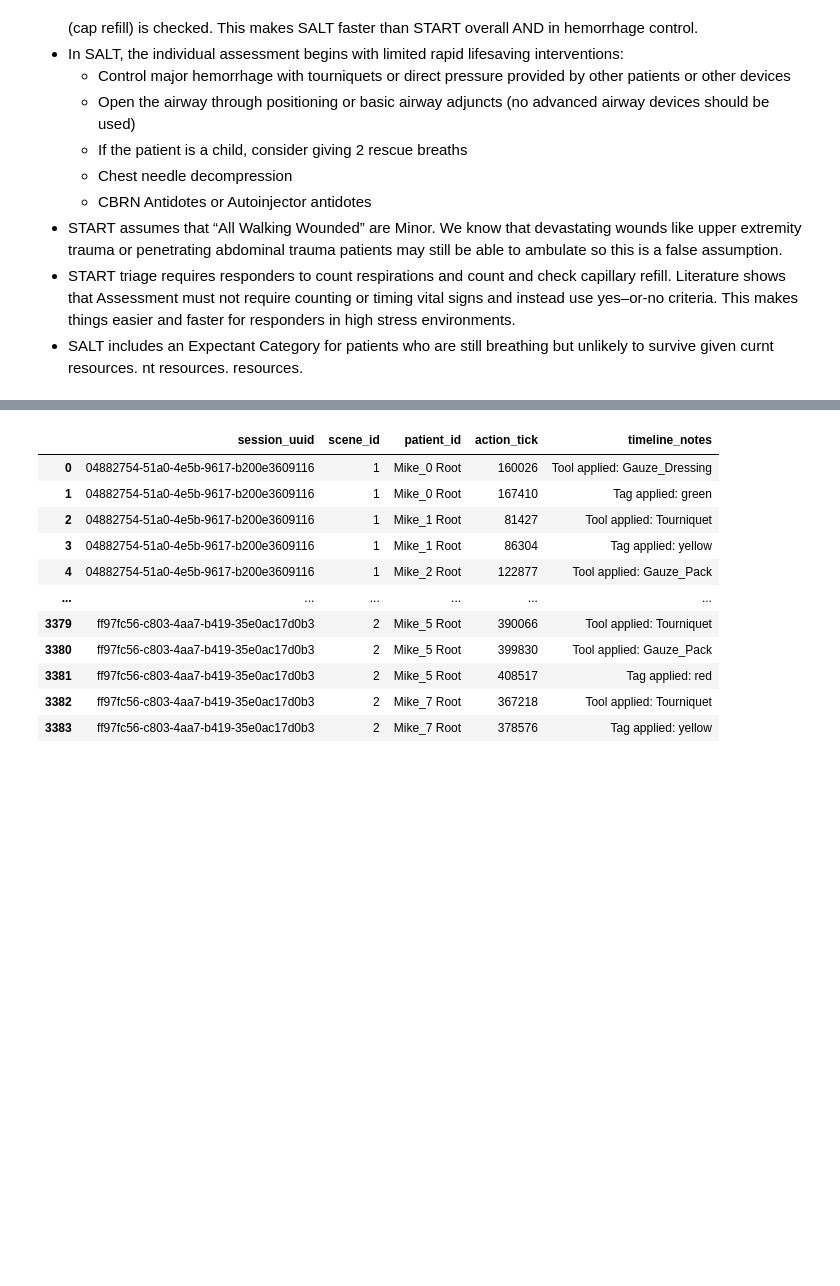
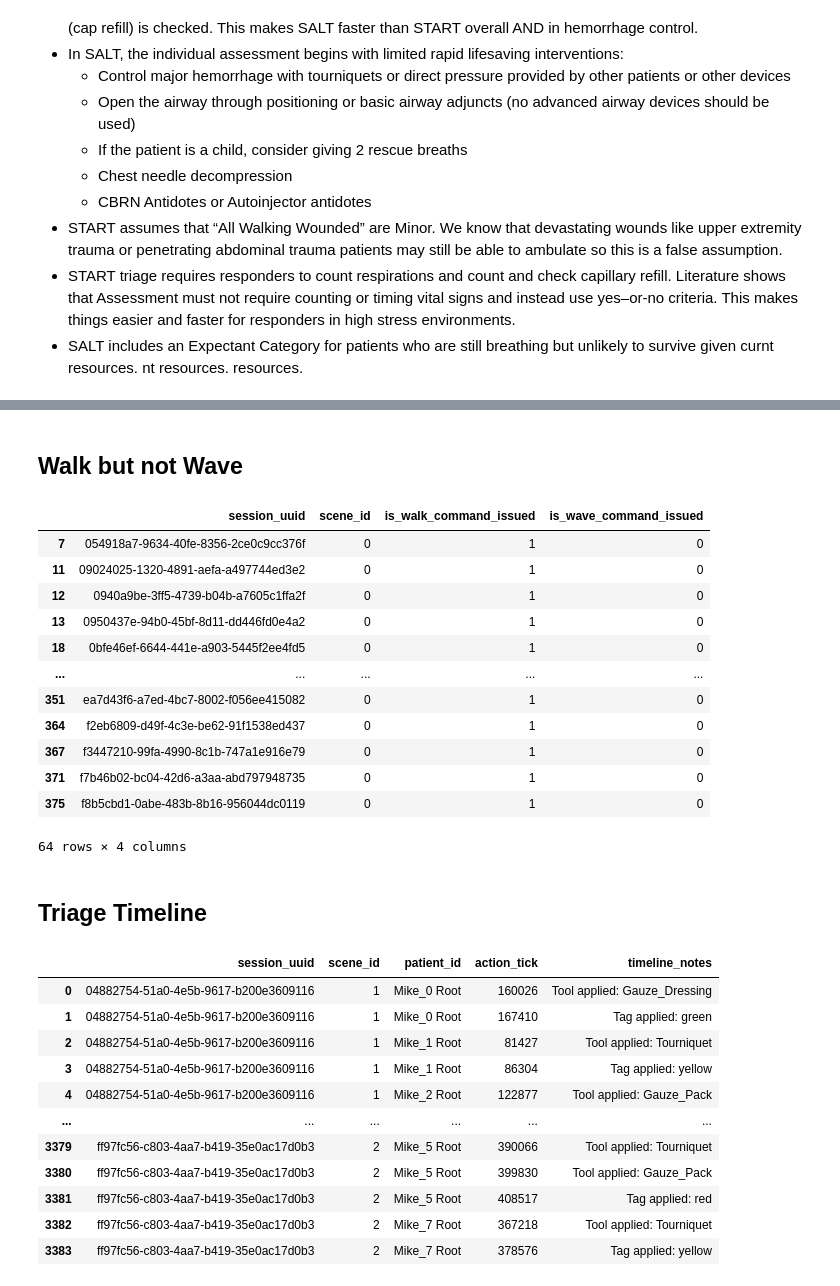
Before and after one commit to dbabbitt/itm-analysis-reporting-1, a Jupyter notebook: explorations/Analyze START Triage vs SALT Triage.ipynb, the cells around one changed output, grey strips where cells are left out. Drawn from its saved outputs; the diff is of its cells as text; code cells hidden in the pictures; blank space fills up the shorter version.

Commit message:
Analyzed "Walk but not Wave" as indicative of START but not SALT training

```diff
--- a/explorations/Analyze START Triage vs SALT Triage.ipynb
+++ b/explorations/Analyze START Triage vs SALT Triage.ipynb
@@ -18,3 +8,21 @@ nu = NotebookUtilities(data_folder_path=osp.abspath('../data'))
+# %%
+
+from os import path as osp
+from pandas import DataFrame
+from frvrs_utils import FRVRSUtilities
+from notebook_utils import NotebookUtilities
+import matplotlib.pyplot as plt
+import random
+%matplotlib inline
+
+nu = NotebookUtilities(
+    data_folder_path=osp.abspath('../data'),
+    saves_folder_path=osp.abspath('../saves')
+)
+fu = FRVRSUtilities(
+    data_folder_path=osp.abspath('../data'),
+    saves_folder_path=osp.abspath('../saves')
+)
 # %% [markdown]
 
 # START Triage vs SALT Triage
@@ -40,6 +48,6 @@ resources.
 if nu.pickle_exists('frvrs_logs_df'):
     frvrs_logs_df = nu.load_object('frvrs_logs_df')
     print(frvrs_logs_df.shape)
-    df = frvrs_logs_df.sample(4).dropna(axis='columns', how='all')
-    display(df.T)
+    # df = frvrs_logs_df.sample(4).dropna(axis='columns', how='all')
+    # display(df.T)
 # %% [output]
@@ -62 +55,40 @@ if nu.pickle_exists('frvrs_logs_df'):
+# %% [markdown]
+
+## Walk but not Wave
+# %%
+
+# Assume issuing "walk" command but not "wave" command indicates lack of SALT training or more instinctive START training
+base_mask_series = (frvrs_logs_df.scene_type == 'Triage') & (frvrs_logs_df.is_scene_aborted == False) & (frvrs_logs_df.is_a_one_triage_file == True)
+gb = frvrs_logs_df[base_mask_series].sort_values(['action_tick']).groupby(fu.scene_groupby_columns)
+rows_list = []
+for (session_uuid, scene_id), scene_df in gb:
+    is_walk_command_issued = fu.get_walk_value(scene_df)
+    is_wave_command_issued = fu.get_wave_value(scene_df)
+    row_dict = {}
+    for cn in fu.scene_groupby_columns: row_dict[cn] = eval(cn)
+    row_dict['is_walk_command_issued'] = is_walk_command_issued
+    row_dict['is_wave_command_issued'] = is_wave_command_issued
+    rows_list.append(row_dict)
+walk_but_not_wave_df = DataFrame(rows_list)
+# %%
+
+mask_series = (walk_but_not_wave_df.is_walk_command_issued == 1) & (walk_but_not_wave_df.is_wave_command_issued == 0)
+walk_but_not_wave_df[mask_series]
+# %% [output]
+|  | session_uuid | scene_id | is_walk_command_issued | is_wave_command_issued |
+| 7 | 054918a7-9634-40fe-8356-2ce0c9cc376f | 0 | 1 | 0 |
+| 11 | 09024025-1320-4891-aefa-a497744ed3e2 | 0 | 1 | 0 |
+| 12 | 0940a9be-3ff5-4739-b04b-a7605c1ffa2f | 0 | 1 | 0 |
+| 13 | 0950437e-94b0-45bf-8d11-dd446fd0e4a2 | 0 | 1 | 0 |
+| 18 | 0bfe46ef-6644-441e-a903-5445f2ee4fd5 | 0 | 1 | 0 |
+| ... | ... | ... | ... | ... |
+| 351 | ea7d43f6-a7ed-4bc7-8002-f056ee415082 | 0 | 1 | 0 |
+| 364 | f2eb6809-d49f-4c3e-be62-91f1538ed437 | 0 | 1 | 0 |
+| 367 | f3447210-99fa-4990-8c1b-747a1e916e79 | 0 | 1 | 0 |
+| 371 | f7b46b02-bc04-42d6-a3aa-abd797948735 | 0 | 1 | 0 |
+| 375 | f8b5cbd1-0abe-483b-8b16-956044dc0119 | 0 | 1 | 0 |
+64 rows × 4 columns
+# %% [markdown]
+
+## Triage Timeline
 # %%
```
Also changed, not shown: parts of 5 cells of this notebook, 1 other file.
